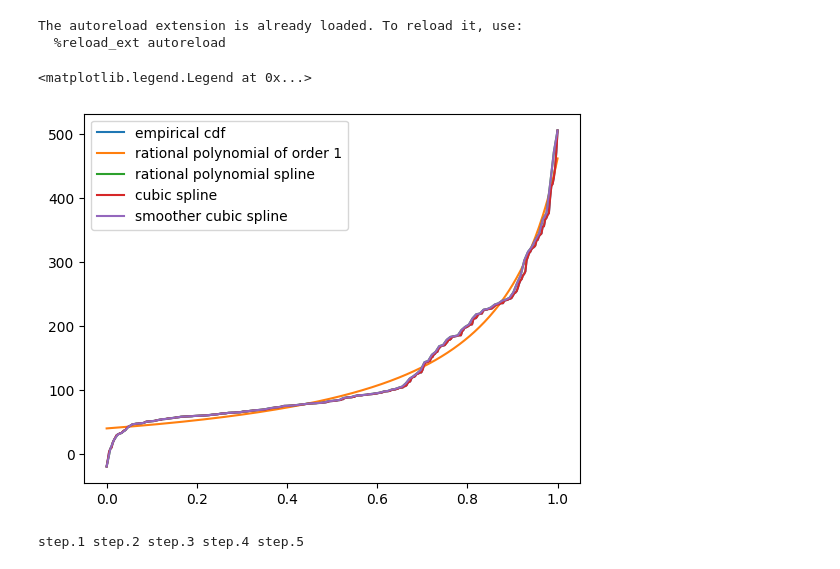
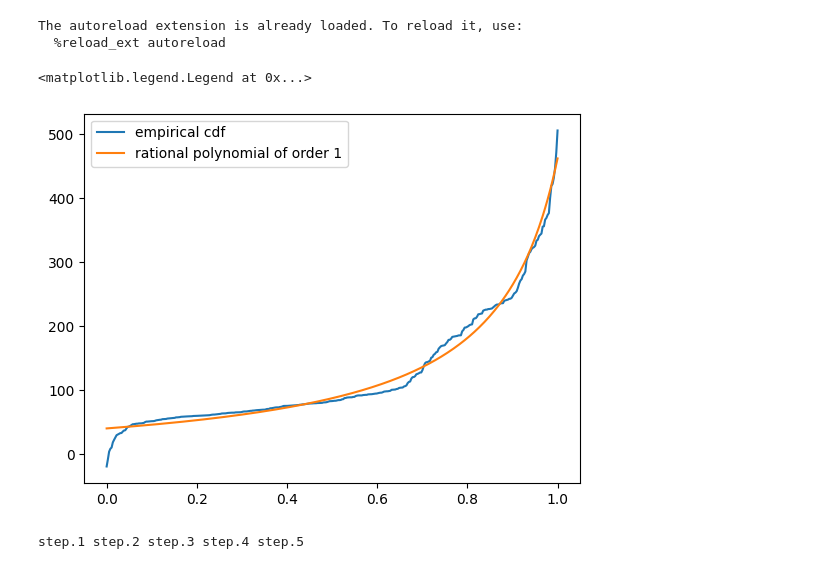
Before and after one commit to luca-pernigo/ThesisKernelMethods, a Jupyter notebook: TestCDFInverse.ipynb, the cells around one changed output. Drawn from its saved outputs; the diff is of its cells as text; code cells hidden in the pictures.

```diff
--- a/TestCDFInverse.ipynb
+++ b/TestCDFInverse.ipynb
@@ -56,15 +56,15 @@ fit_bspl = interpolate.BSpline(*tck)(y)
 # %%
 plt.plot(y, np.sort(x), label="empirical cdf")
 plt.plot(y, fit_rpol, label="rational polynomial of order 1")
-plt.plot(y_sub, fit_spl_rpol, label="rational polynomial spline")
+# plt.plot(y_sub, fit_spl_rpol, label="rational polynomial spline")
 
 
-plt.plot(y, fit_bspl, label="cubic spline")
-plt.plot(y_sub, fit_bspl_sub, label="smoother cubic spline")
+# plt.plot(y, fit_bspl, label="cubic spline")
+# plt.plot(y_sub, fit_bspl_sub, label="smoother cubic spline")
 plt.legend()
 # %% [output]
 <matplotlib.legend.Legend at 0x...>
-[figure, old version]
+[figure, new version]
 # %%
 # simulate data
 np.random.seed(10)
```
Also changed, not shown: 5 other files.
